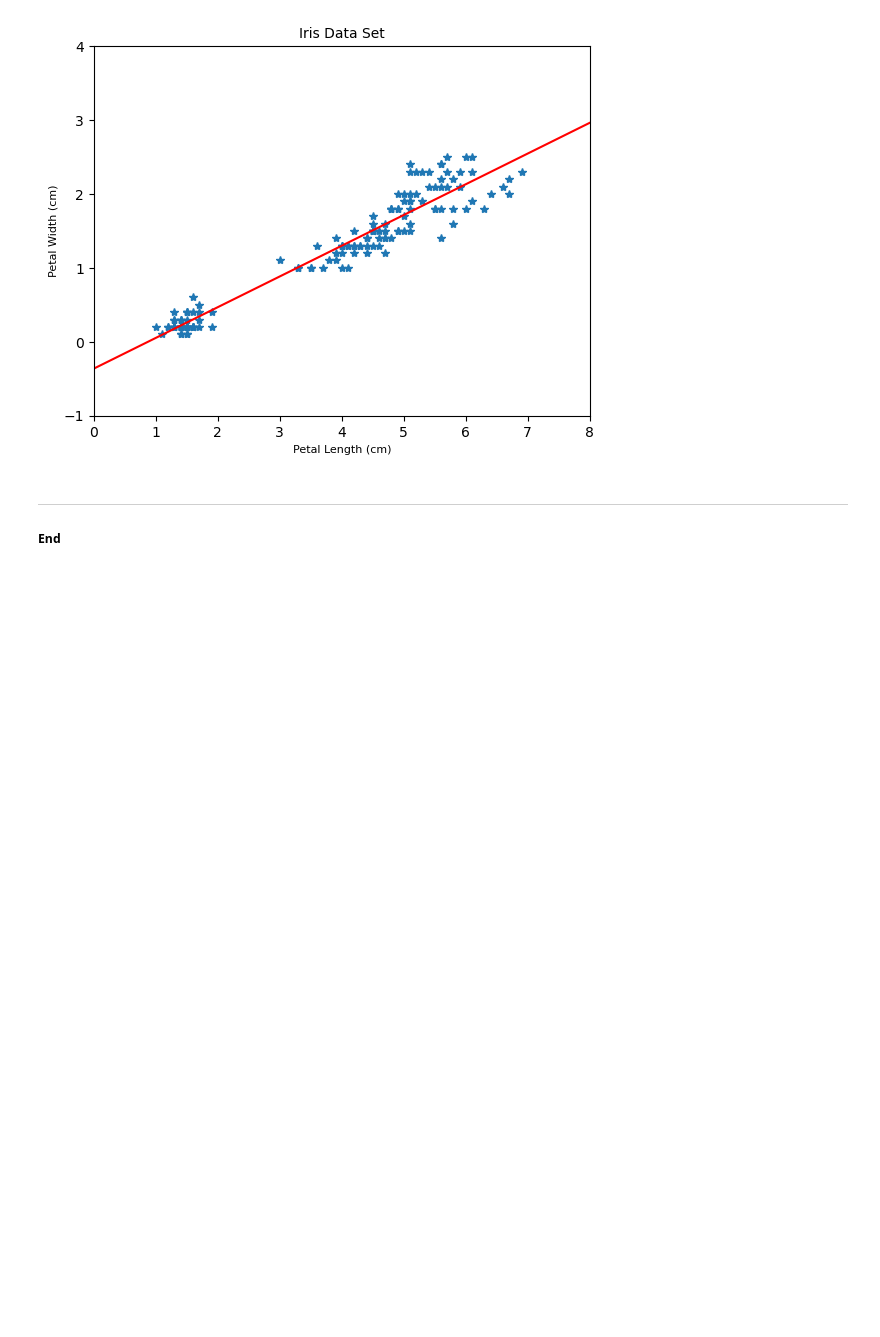
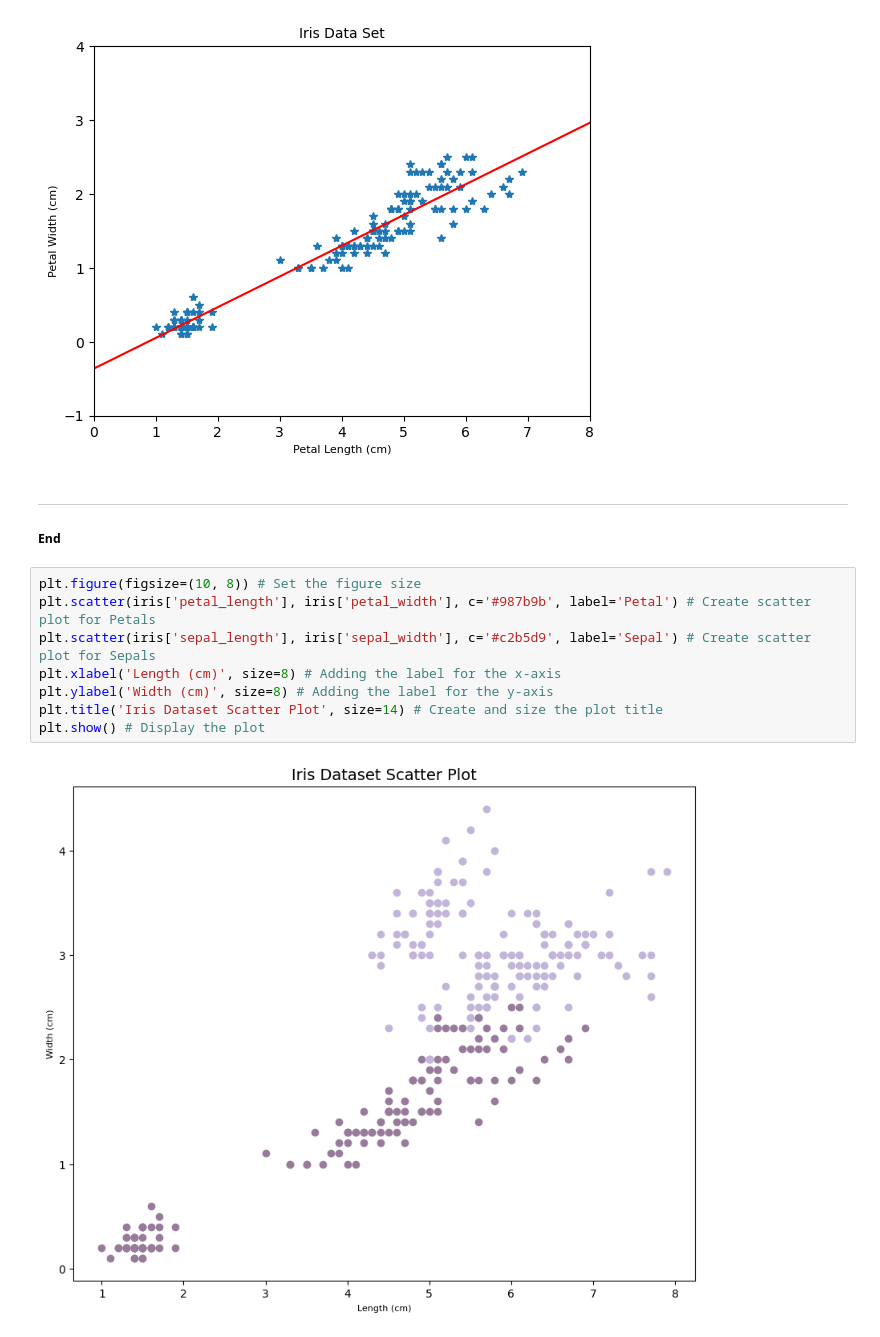
Before and after one commit to galto4/pands-project, a Jupyter notebook: iris.ipynb, the cells around one changed output. Drawn from its saved outputs; the diff is of its cells as text; blank space fills up the shorter version.

Commit message:
Formatting plots and adding comments and references

```diff
--- a/iris.ipynb
+++ b/iris.ipynb
@@ -444,3 +493,13 @@ ax.set_ylim(-1.0, 4.0)
 ***
 
 ##### End
+# %%
+plt.figure(figsize=(10, 8)) # Set the figure size
+plt.scatter(iris['petal_length'], iris['petal_width'], c='#987b9b', label='Petal') # Create scatter plot for Petals
+plt.scatter(iris['sepal_length'], iris['sepal_width'], c='#c2b5d9', label='Sepal') # Create scatter plot for Sepals
+plt.xlabel('Length (cm)', size=8) # Adding the label for the x-axis
+plt.ylabel('Width (cm)', size=8) # Adding the label for the y-axis
+plt.title('Iris Dataset Scatter Plot', size=14) # Create and size the plot title
+plt.show() # Display the plot
+# %% [output]
+[figure, added]
```
Also changed, not shown: parts of 44 cells of this notebook, 1 other file.
